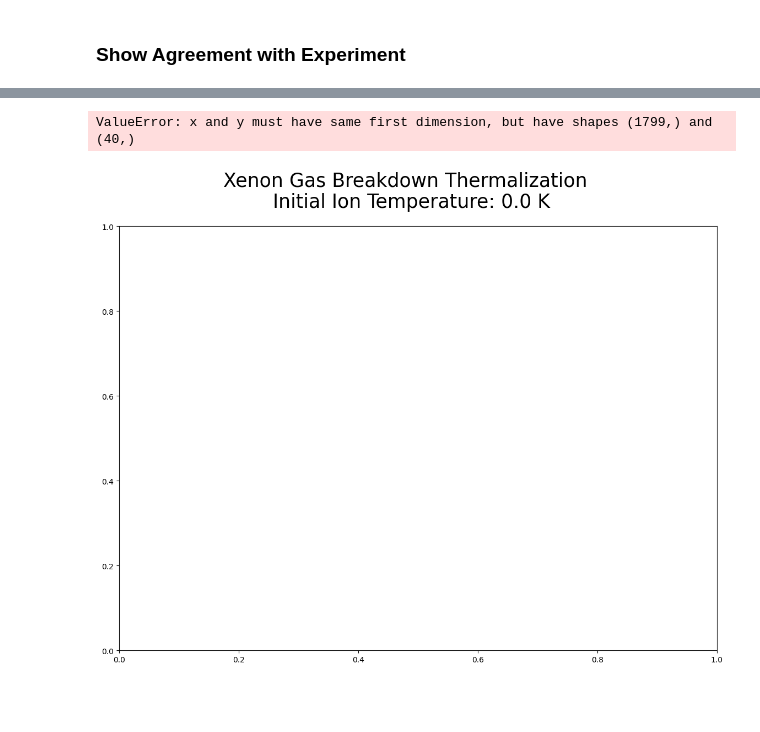
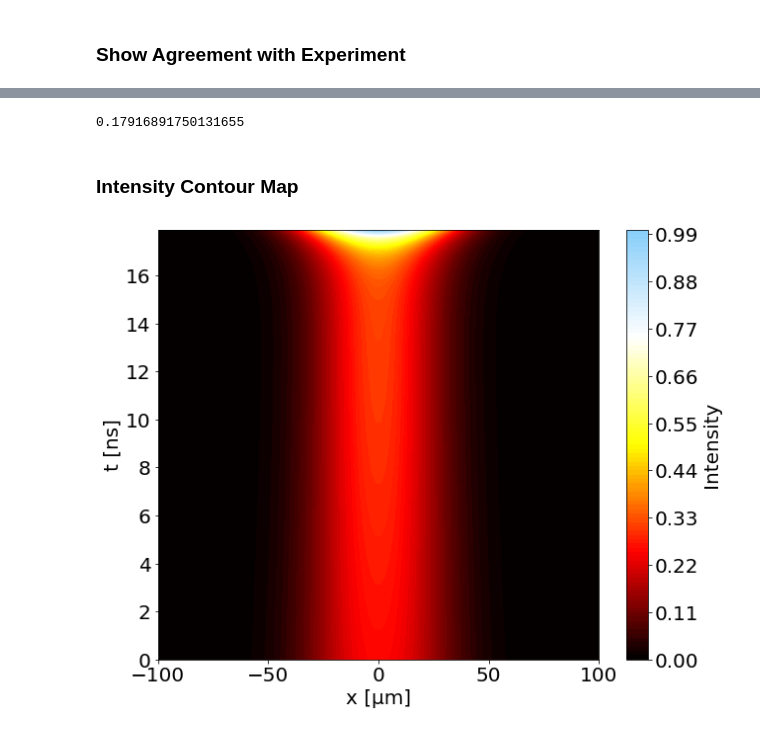
Before and after one commit to MurilloGroupMSU/Two-Temperature-Model, a Jupyter notebook: Xenon_Hydro_with_Absorption.ipynb, the cells around one changed output, grey strips where cells are left out. Cells and saved outputs as stored; diff of their text form; code cells hidden in the pictures; blank space fills up the shorter version.

```diff
--- a/Xenon_Hydro_with_Absorption.ipynb
+++ b/Xenon_Hydro_with_Absorption.ipynb
@@ -194,14 +175,15 @@ plot_temp_profiles(ttm, ax = ax[0], title='JT', normalized=False, plot_times=Non
 # %%
 %%time
 FWHM_list = []
-FWHM_indices = list(range(len(ttm.t_saved_list)))
-FWHM_indices.sort()
+FWHM_indices = list(range(len(ttm.t_saved_list) ))[::10]
 FWHM_t_list = []
 Te_fit_list = []
+Intensity_list = []
 
 for i in FWHM_indices:#[:1400][::100]):
     exp_i = Measurements(Z, A, ttm.grid.r, ttm.n_e_list[i], ttm.n_i_list[i], ttm.Te_list[i], ttm.Ti_list[i], R_max = 100e-6, Nx = 100, Nz=100)
     FWHM_list.append(exp_i.FWHM)
     Te_fit_list.append(exp_i.Te_fit)
     FWHM_t_list.append(ttm.t_saved_list[i])
+    Intensity_list.append(exp_i.I_of_r_fit*np.max(exp_i.I_unnormalized_of_r))
 # %% [output]
@@ -397,10 +270,31 @@ def plot_bulk_temperature(ttm,ax, plot_times = None, title=''):
-# %%
-fig, ax = plt.subplots(1,1, figsize=(14,10),facecolor='w')
-ax = np.array([ax])
-fig.suptitle('Xenon Gas Breakdown Thermalization \n Initial Ion Temperature: {0:.1f} K'.format(Ti_initial),fontsize=25)
-
-plot_bulk_temperature(ttm, ax[0], title='JT GMS')
-fig.tight_layout()
-# %% [output]
-ValueError: x and y must have same first dimension, but have shapes (1799,) and (40,)
-[figure, removed]
+# %%
+(10.8/16.6)**4
+# %% [output]
+0.17916891750131655
+# %% [markdown]
+### Intensity Contour Map
+# %%
+# Make a meshgrid for the contour plot
+X, T = np.meshgrid(exp_i.x*1e6, np.array(FWHM_t_list[::-1])*1e9, indexing='ij')
+
+# Create a custom colormap going from black at 0 to red at 0.5 to blue at 1
+cmap = plt.cm.colors.LinearSegmentedColormap.from_list("", ["black","red","yellow","white","lightskyblue"])
+
+fig, ax = plt.subplots(figsize=(10,8))
+
+# Create the contour plot
+contour = ax.contourf(X, T, np.array(Intensity_list).T/np.max(Intensity_list), levels=100, cmap=cmap)
+
+# Label the axes
+ax.set_xlabel('x [μm]', fontsize=20)
+ax.set_ylabel('t [ns]', fontsize=20)
+ax.tick_params(labelsize=20)
+
+# Add a color bar
+cbar = plt.colorbar(contour)
+cbar.set_label('Intensity', size=20)
+cbar.ax.tick_params(labelsize=20)
+
+plt.show()
+# %% [output]
+[figure, added]
```
Also changed, not shown: parts of 16 cells of this notebook, 11 other files.
